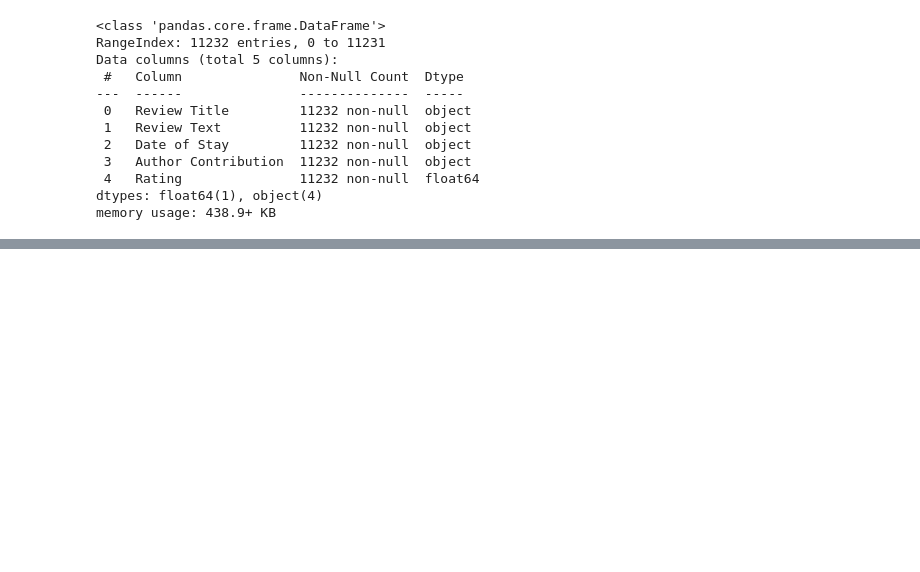
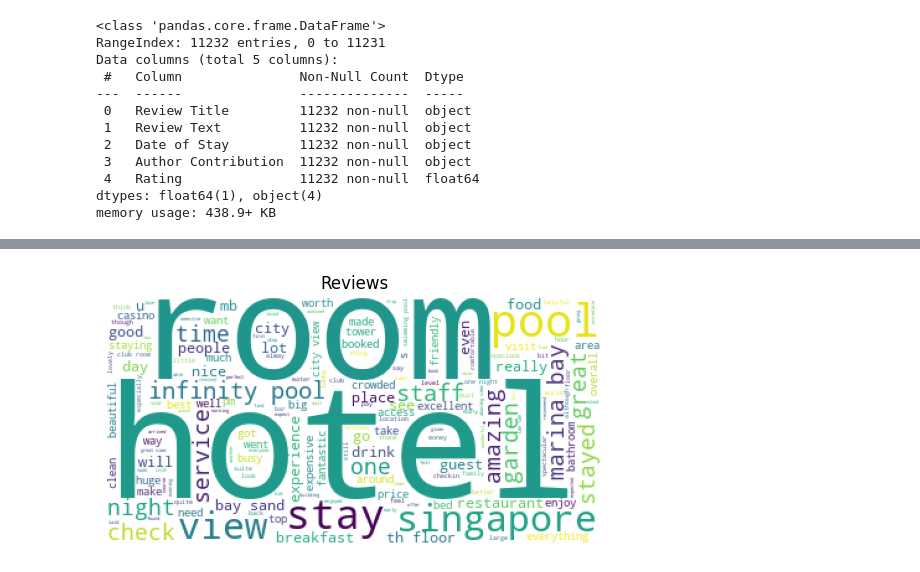
Before and after one commit to joannelxl/DataOpsMLOps, a Jupyter notebook: topic_modeling_and_sentiment_analysis.ipynb, the cells around one changed output, grey strips where cells are left out. Cells and saved outputs as stored; diff of their text form; code cells hidden in the pictures; blank space fills up the shorter version.

Commit message:
eda + word cloud

```diff
--- a/topic_modeling_and_sentiment_analysis.ipynb
+++ b/topic_modeling_and_sentiment_analysis.ipynb
@@ -45,7 +41,7 @@ dtypes: float64(1), object(4)
 memory usage: 438.9+ KB
 # %%
 ta_df['Rating'] = ta_df['Rating'].astype(int)
-ta_df['Date of Stay'] = pd.to_datetime(ta_df['Date of Stay'],format='%m/%d/%y')
+ta_df['Date of Stay'] = pd.to_datetime(ta_df['Date of Stay'], format='%Y-%m-%d')
 
 ta_df.info()
 # %% [output]
@@ -63,0 +69,23 @@ memory usage: 395.0+ KB
+# %%
+def clean_text(text):
+    cleaned_text = ''.join([char.lower() for char in text if char.isalpha() or char.isspace()])
+    return cleaned_text
+# %%
+ta_df['review_clean'] = ta_df['Review Text'].apply(clean_text)
+ta_df['title_clean'] = ta_df['Review Title'].apply(clean_text)
+
+review_string = ' '.join(list(ta_df.review_clean.values))
+title_string =  ' '.join(list(ta_df.title_clean.values))
+# %%
+wordcloud_review = WordCloud(background_color="white")
+
+# Generate a word cloud
+wordcloud_review.generate(review_string)
+
+plt.imshow(wordcloud_review)
+plt.axis('off')
+plt.title("Reviews")
+
+plt.show()
+# %% [output]
+[figure, added]
```
Also changed, not shown: parts of 5 cells of this notebook.
